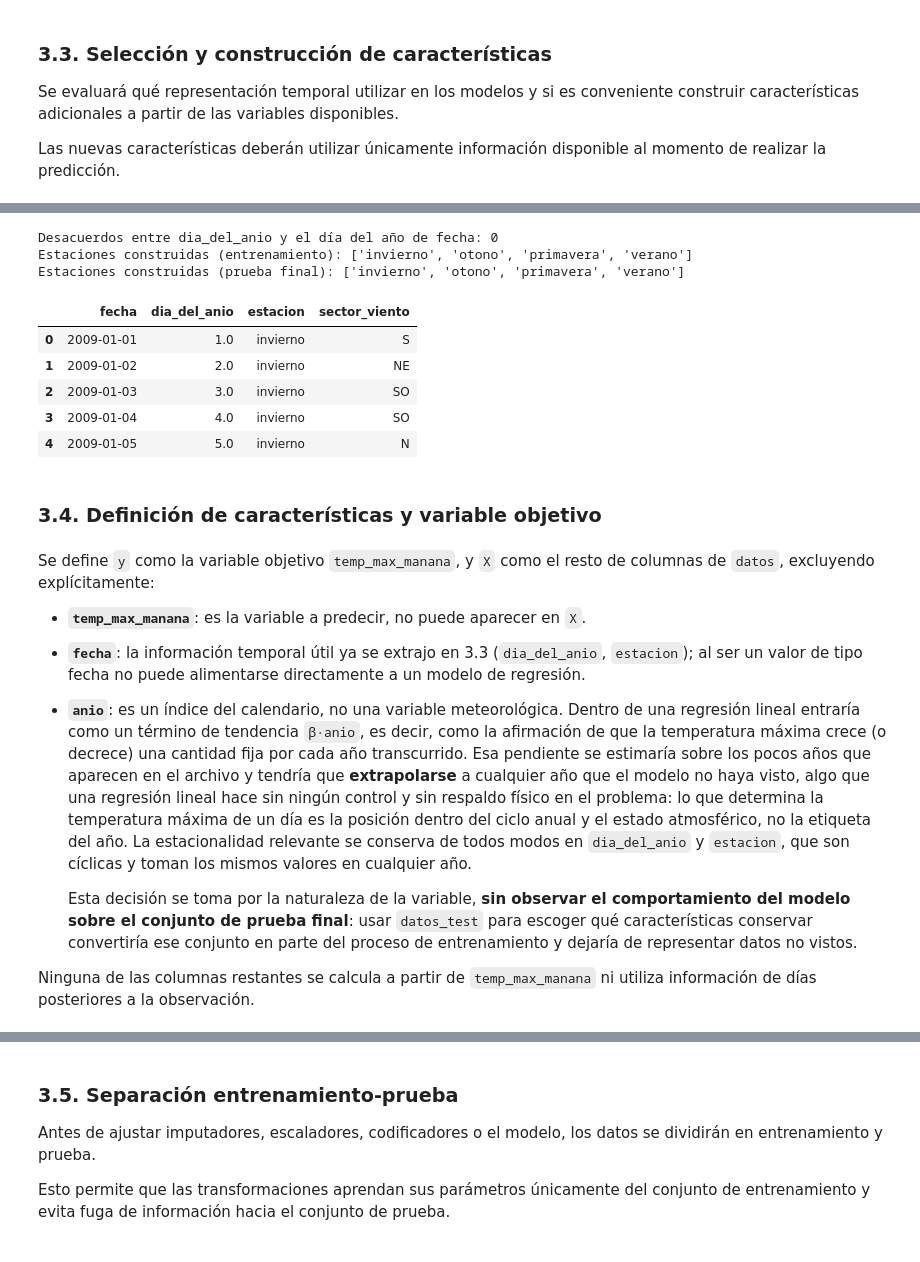
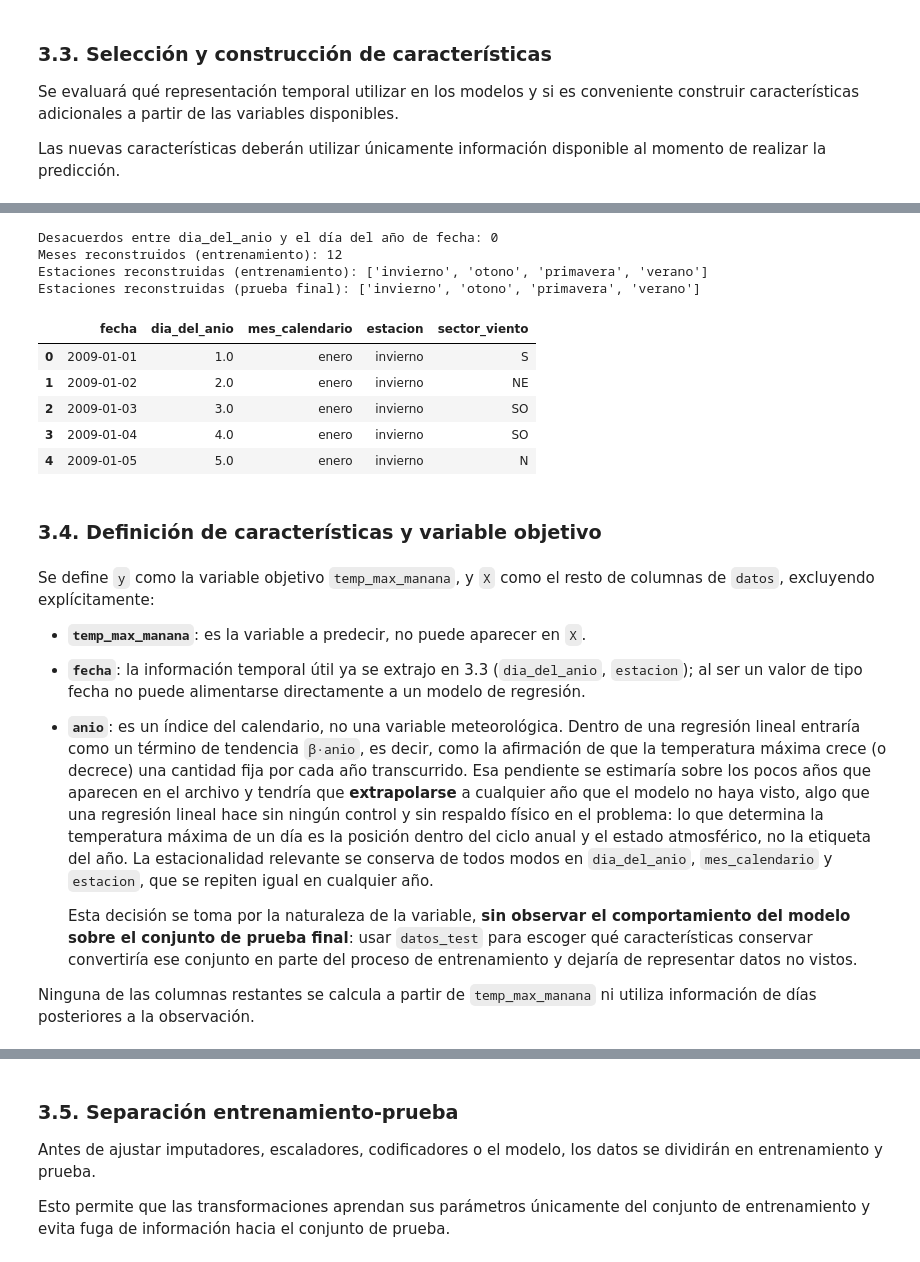
Before and after one commit to dazambrano2/MaterialDeClase-ISIS-2611, a Jupyter notebook: 202620/Laboratorios/L1/Lab1.ipynb, the cells around one changed output, grey strips where cells are left out. Drawn from its saved outputs; the diff is of its cells as text; code cells hidden in the pictures.

```diff
--- a/202620/Laboratorios/L1/Lab1.ipynb
+++ b/202620/Laboratorios/L1/Lab1.ipynb
@@ -836,37 +872,43 @@ lo tanto:
 # %%
 #3.3 — Representación temporal
 
-# Convención meteorológica del hemisferio norte (regla de dominio, no estimada de
-# los datos): la estación depende únicamente del mes de la propia observación.
-def estacion_desde_fecha(fechas):
-    return fechas.dt.month.map(convencion_estaciones)
-
+# Convención meteorológica del hemisferio norte (regla de dominio tomada del
+# contexto del problema —estación de Jena, Alemania—, no estimada de los datos):
+# la estación depende únicamente del mes de la propia observación.
+numero_a_mes = {
+    1: "enero", 2: "febrero", 3: "marzo", 4: "abril", 5: "mayo", 6: "junio",
+    7: "julio", 8: "agosto", 9: "septiembre", 10: "octubre", 11: "noviembre",
+    12: "diciembre",
+}
 
 for df in (datos, datos_test):
-    df["estacion"] = estacion_desde_fecha(df["fecha"])
+    df["mes_calendario"] = df["fecha"].dt.month.map(numero_a_mes)
+    df["estacion"] = df["fecha"].dt.month.map(convencion_estaciones)
     df.drop(columns=["mes", "estacion_anio"], inplace=True)
 
 # Comprobación explícita de que no se está duplicando información temporal:
 # dia_del_anio ya coincide con el día del año de fecha, por lo que no se crea una
 # segunda versión calculada de la misma variable.
-con_fecha = datos["fecha"].notna() & datos["dia_del_anio"].notna()
+comparable = datos["fecha"].notna() & datos["dia_del_anio"].notna()
 print("Desacuerdos entre dia_del_anio y el día del año de fecha:",
-      (datos.loc[con_fecha, "dia_del_anio"] != datos.loc[con_fecha, "fecha"].dt.dayofyear).sum())
+      (datos.loc[comparable, "dia_del_anio"] != datos.loc[comparable, "fecha"].dt.dayofyear).sum())
 
-print("Estaciones construidas (entrenamiento):", sorted(datos["estacion"].dropna().unique()))
-print("Estaciones construidas (prueba final):", sorted(datos_test["estacion"].dropna().unique()))
+print("Meses reconstruidos (entrenamiento):", datos["mes_calendario"].dropna().nunique())
+print("Estaciones reconstruidas (entrenamiento):", sorted(datos["estacion"].dropna().unique()))
+print("Estaciones reconstruidas (prueba final):", sorted(datos_test["estacion"].dropna().unique()))
 
-datos[["fecha", "dia_del_anio", "estacion", "sector_viento"]].head()
+datos[["fecha", "dia_del_anio", "mes_calendario", "estacion", "sector_viento"]].head()
 # %% [output]
 Desacuerdos entre dia_del_anio y el día del año de fecha: 0
-Estaciones construidas (entrenamiento): ['invierno', 'otono', 'primavera', 'verano']
-Estaciones construidas (prueba final): ['invierno', 'otono', 'primavera', 'verano']
+Meses reconstruidos (entrenamiento): 12
+Estaciones reconstruidas (entrenamiento): ['invierno', 'otono', 'primavera', 'verano']
+Estaciones reconstruidas (prueba final): ['invierno', 'otono', 'primavera', 'verano']
-|  | fecha | dia_del_anio | estacion | sector_viento |
-| 0 | 2009-01-01 | 1.0 | invierno | S |
-| 1 | 2009-01-02 | 2.0 | invierno | NE |
-| 2 | 2009-01-03 | 3.0 | invierno | SO |
-| 3 | 2009-01-04 | 4.0 | invierno | SO |
-| 4 | 2009-01-05 | 5.0 | invierno | N |
+|  | fecha | dia_del_anio | mes_calendario | estacion | sector_viento |
+| 0 | 2009-01-01 | 1.0 | enero | invierno | S |
+| 1 | 2009-01-02 | 2.0 | enero | invierno | NE |
+| 2 | 2009-01-03 | 3.0 | enero | invierno | SO |
+| 3 | 2009-01-04 | 4.0 | enero | invierno | SO |
+| 4 | 2009-01-05 | 5.0 | enero | invierno | N |
 # %% [markdown]
 ### 3.4. Definición de características y variable objetivo
 # %% [markdown]
@@ -885,8 +927,8 @@ columnas de `datos`, excluyendo explícitamente:
   modelo no haya visto, algo que una regresión lineal hace sin ningún control y sin
   respaldo físico en el problema: lo que determina la temperatura máxima de un día
   es la posición dentro del ciclo anual y el estado atmosférico, no la etiqueta del
-  año. La estacionalidad relevante se conserva de todos modos en `dia_del_anio` y
-  `estacion`, que son cíclicas y toman los mismos valores en cualquier año.
+  año. La estacionalidad relevante se conserva de todos modos en `dia_del_anio`,
+  `mes_calendario` y `estacion`, que se repiten igual en cualquier año.
 
   Esta decisión se toma por la naturaleza de la variable, **sin observar el
   comportamiento del modelo sobre el conjunto de prueba final**: usar `datos_test`
```
Also changed, not shown: parts of 15 cells of this notebook.
